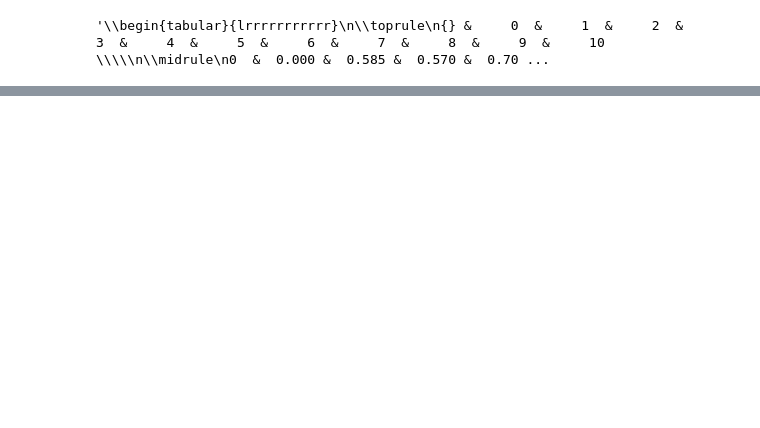
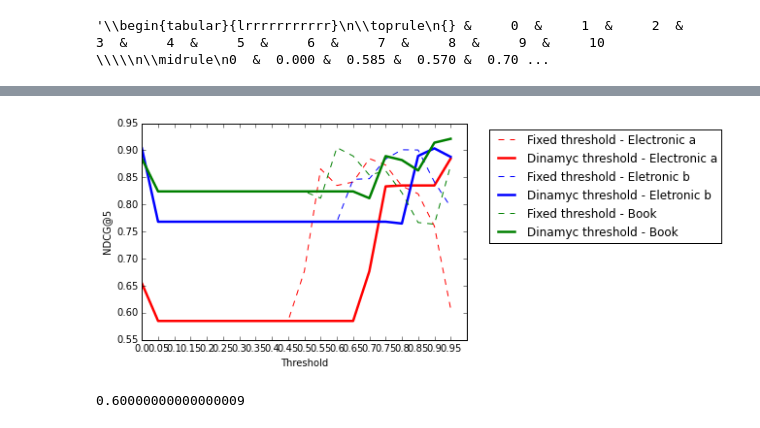
Before and after one commit to vwoloszyn/MRR, a Jupyter notebook: MHR_graph_export.ipynb, the cells around one changed output, grey strips where cells are left out. Saved outputs shown, nothing was run; the diff lists cells and outputs as text; code cells hidden in the pictures; blank space fills up the shorter version.

```diff
--- a/MHR_graph_export.ipynb
+++ b/MHR_graph_export.ipynb
@@ -15,6 +15,8 @@ from time import time
 def simple_spearman(x,y): return np.abs(spearmanr(x,y)[0])
 spearmanr_scorer = make_scorer(simple_spearman)
 # %%
+dfBooks = pd.read_csv('data/book_sample.csv.gz')
+
 reviews_features = pd.read_csv('data/eletronic_sample_counts.csv.gz')
 df_agg = reviews_features[['word_count','asin']].groupby(['asin']).agg(['count','mean'])
 df_agg['word_count'].sort_values('count',ascending=False).head(10)
@@ -176,8 +187,10 @@ product=B0001FTVEK ndcg=0.944221724364 (0.944221724364)
 # %%
 selected_nodes
+count=0
 for i in selected_nodes:
     print "________"
-    print reviews_features[reviews_features['asin']=='B0001FTVEK']['overall'].values[i]
+    print str(count)+ " "+  str(reviews_features[reviews_features['asin']=='B0001FTVEK']['overall'].values[i])
     print reviews_features[reviews_features['asin']=='B0001FTVEK']['reviewText'].values[i]
+    count=count+1
 # %% [output]
 ________
@@ -216,8 +229,3 @@ pd.DataFrame(matrix[np.ix_(selected_nodes, selected_nodes)].round(3)).head(20)
 pd.DataFrame(matrix[np.ix_(selected_nodes, selected_nodes)].round(3)).to_latex()
 # %% [output]
 '\\begin{tabular}{lrrrrrrrrrrr}\n\\toprule\n{} &     0  &     1  &     2  &     3  &     4  &     5  &     6  &     7  &     8  &     9  &     10 \\\\\n\\midrule\n0  &  0.000 &  0.585 &  0.570 &  0.70 ...
-# %%
-for i in [0.75,0.80,0.85]:
-    print "limiar="+str(i)
-    for j in xrange(11):
-        print "node="+str(j) + "degree="+ str(len(np.where(matrix[np.ix_(selected_nodes, selected_nodes)][j]>=i)[0]))
@@ -242,3 +321,44 @@ node=10degree=4
+# %%
+def smooth(x,beta):
+    """ kaiser window smoothing """
+    window_len=11
+    # extending the data at beginning and at the end
+    # to apply the window at the borders
+    s = np.r_[x[window_len-1:0:-1],x,x[-1:-window_len:-1]]
+    w = np.kaiser(window_len,beta)
+    y = np.convolve(w/w.sum(),s,mode='valid')
+    return y[5:len(y)-5]
+
+#eletronic_dinamic_t_a
+
+plt.plot(eletronic_a,'--r',label="Fixed threshold - Electronic a")
+plt.plot(eletronic_dinamic_t_a ,'-r',linewidth=2.5,label="Dinamyc threshold - Electronic a")
+
+plt.plot(eletronic_b ,'--b',label="Fixed threshold - Eletronic b")
+plt.plot(eletronic_dinamic_t_b ,'-b',linewidth=2.5,label="Dinamyc threshold - Eletronic b")
+
+
+plt.plot(book_a ,'--g',label="Fixed threshold - Book")
+plt.plot(book_dinamic_t_a ,'-g',linewidth=2.5,label="Dinamyc threshold - Book")
+
+plt.legend(bbox_to_anchor=(1.8, 1.0))
+plt.xticks( np.arange(0,20,1), np.arange(0,1,0.05))
+plt.xlabel('Threshold')
+plt.ylabel('NDCG@5')
+
+#plt.xticks(np.arange(min(eletronic_a), max(eletronic_a), 1.0))
+
+plt.show()
+# %% [output]
+[figure, added]
+# %%
+#eletronic_b
+x=np.arange(0,1,0.05)
+x[np.argmax(book_a)]
+#np.argmax(np.array(eletronic_b))
+#eletronic_a
+# %% [output]
+0.60000000000000009
 # %%
 import matplotlib.pyplot as plt
 df,ndcg_mhr = mhr.executeFromDf(reviews_features[reviews_features['asin']=='B0001FTVEK'])
```
Also changed, not shown: parts of 10 cells of this notebook.
